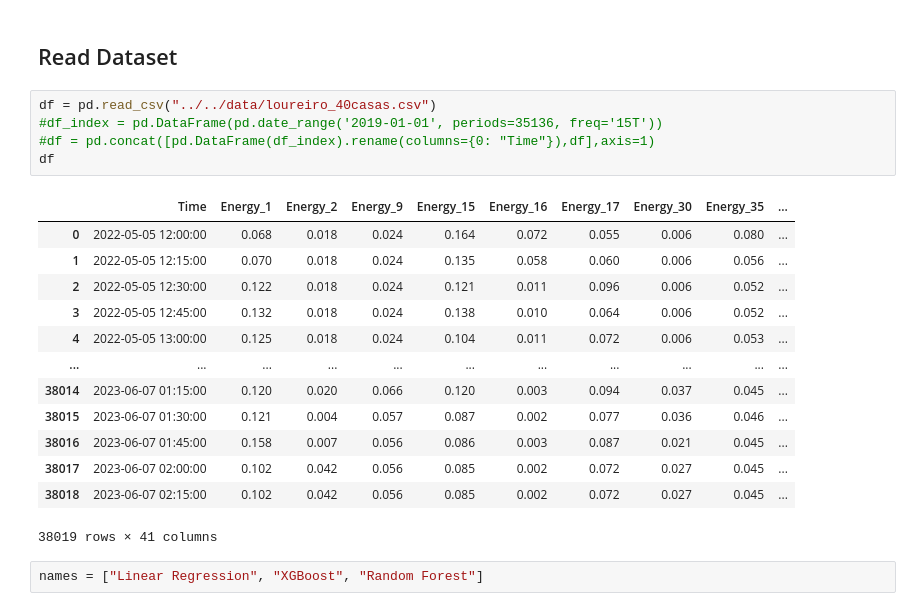
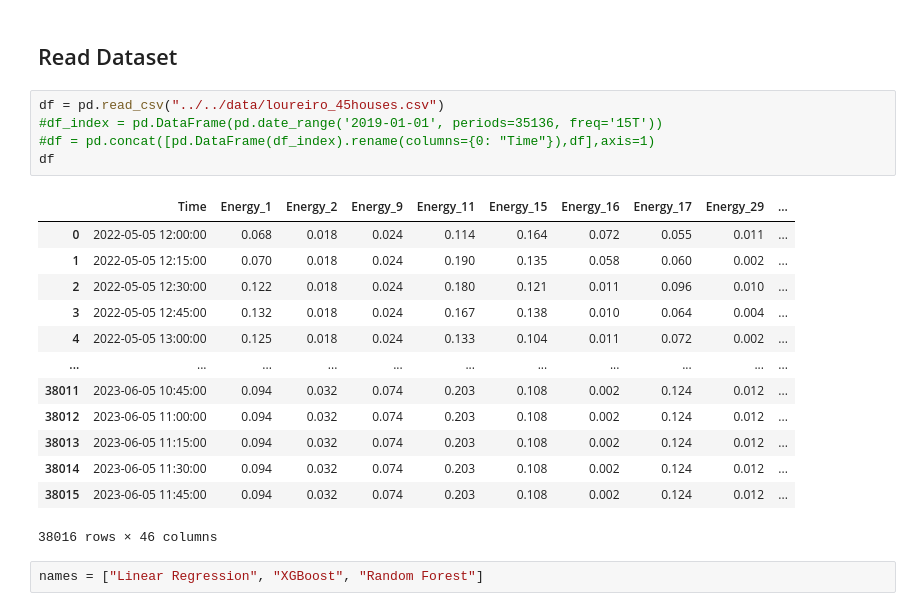
Before and after one commit to franciscomonteiro85/rec-energy-prediction-algorithm, a Jupyter notebook: notebooks/clustering/Cluster_Predictions_Loureiro.ipynb, the cells around one changed output. Saved outputs shown, nothing was run; the diff lists cells and outputs as text.

```diff
--- a/notebooks/clustering/Cluster_Predictions_Loureiro.ipynb
+++ b/notebooks/clustering/Cluster_Predictions_Loureiro.ipynb
@@ -22,24 +22,24 @@ n_clusters = 16
 # %% [markdown]
 ## Read Dataset
 # %%
-df = pd.read_csv("../../data/loureiro_40casas.csv")
+df = pd.read_csv("../../data/loureiro_45houses.csv")
 #df_index = pd.DataFrame(pd.date_range('2019-01-01', periods=35136, freq='15T'))
 #df = pd.concat([pd.DataFrame(df_index).rename(columns={0: "Time"}),df],axis=1)
 df
 # %% [output]
-|  | Time | Energy_1 | Energy_2 | Energy_9 | Energy_15 | Energy_16 | Energy_17 | Energy_30 | Energy_35 | ... |
-| 0 | 2022-05-05 12:00:00 | 0.068 | 0.018 | 0.024 | 0.164 | 0.072 | 0.055 | 0.006 | 0.080 | ... |
-| 1 | 2022-05-05 12:15:00 | 0.070 | 0.018 | 0.024 | 0.135 | 0.058 | 0.060 | 0.006 | 0.056 | ... |
-| 2 | 2022-05-05 12:30:00 | 0.122 | 0.018 | 0.024 | 0.121 | 0.011 | 0.096 | 0.006 | 0.052 | ... |
-| 3 | 2022-05-05 12:45:00 | 0.132 | 0.018 | 0.024 | 0.138 | 0.010 | 0.064 | 0.006 | 0.052 | ... |
-| 4 | 2022-05-05 13:00:00 | 0.125 | 0.018 | 0.024 | 0.104 | 0.011 | 0.072 | 0.006 | 0.053 | ... |
+|  | Time | Energy_1 | Energy_2 | Energy_9 | Energy_11 | Energy_15 | Energy_16 | Energy_17 | Energy_29 | ... |
+| 0 | 2022-05-05 12:00:00 | 0.068 | 0.018 | 0.024 | 0.114 | 0.164 | 0.072 | 0.055 | 0.011 | ... |
+| 1 | 2022-05-05 12:15:00 | 0.070 | 0.018 | 0.024 | 0.190 | 0.135 | 0.058 | 0.060 | 0.002 | ... |
+| 2 | 2022-05-05 12:30:00 | 0.122 | 0.018 | 0.024 | 0.180 | 0.121 | 0.011 | 0.096 | 0.010 | ... |
+| 3 | 2022-05-05 12:45:00 | 0.132 | 0.018 | 0.024 | 0.167 | 0.138 | 0.010 | 0.064 | 0.004 | ... |
+| 4 | 2022-05-05 13:00:00 | 0.125 | 0.018 | 0.024 | 0.133 | 0.104 | 0.011 | 0.072 | 0.002 | ... |
 | ... | ... | ... | ... | ... | ... | ... | ... | ... | ... | ... |
-| 38014 | 2023-06-07 01:15:00 | 0.120 | 0.020 | 0.066 | 0.120 | 0.003 | 0.094 | 0.037 | 0.045 | ... |
-| 38015 | 2023-06-07 01:30:00 | 0.121 | 0.004 | 0.057 | 0.087 | 0.002 | 0.077 | 0.036 | 0.046 | ... |
-| 38016 | 2023-06-07 01:45:00 | 0.158 | 0.007 | 0.056 | 0.086 | 0.003 | 0.087 | 0.021 | 0.045 | ... |
-| 38017 | 2023-06-07 02:00:00 | 0.102 | 0.042 | 0.056 | 0.085 | 0.002 | 0.072 | 0.027 | 0.045 | ... |
-| 38018 | 2023-06-07 02:15:00 | 0.102 | 0.042 | 0.056 | 0.085 | 0.002 | 0.072 | 0.027 | 0.045 | ... |
+| 38011 | 2023-06-05 10:45:00 | 0.094 | 0.032 | 0.074 | 0.203 | 0.108 | 0.002 | 0.124 | 0.012 | ... |
+| 38012 | 2023-06-05 11:00:00 | 0.094 | 0.032 | 0.074 | 0.203 | 0.108 | 0.002 | 0.124 | 0.012 | ... |
+| 38013 | 2023-06-05 11:15:00 | 0.094 | 0.032 | 0.074 | 0.203 | 0.108 | 0.002 | 0.124 | 0.012 | ... |
+| 38014 | 2023-06-05 11:30:00 | 0.094 | 0.032 | 0.074 | 0.203 | 0.108 | 0.002 | 0.124 | 0.012 | ... |
+| 38015 | 2023-06-05 11:45:00 | 0.094 | 0.032 | 0.074 | 0.203 | 0.108 | 0.002 | 0.124 | 0.012 | ... |
-38019 rows × 41 columns
+38016 rows × 46 columns
 # %%
 names = ["Linear Regression", "XGBoost", "Random Forest"]
 # %%
```
Also changed, not shown: parts of 6 cells of this notebook, 22 other files.
